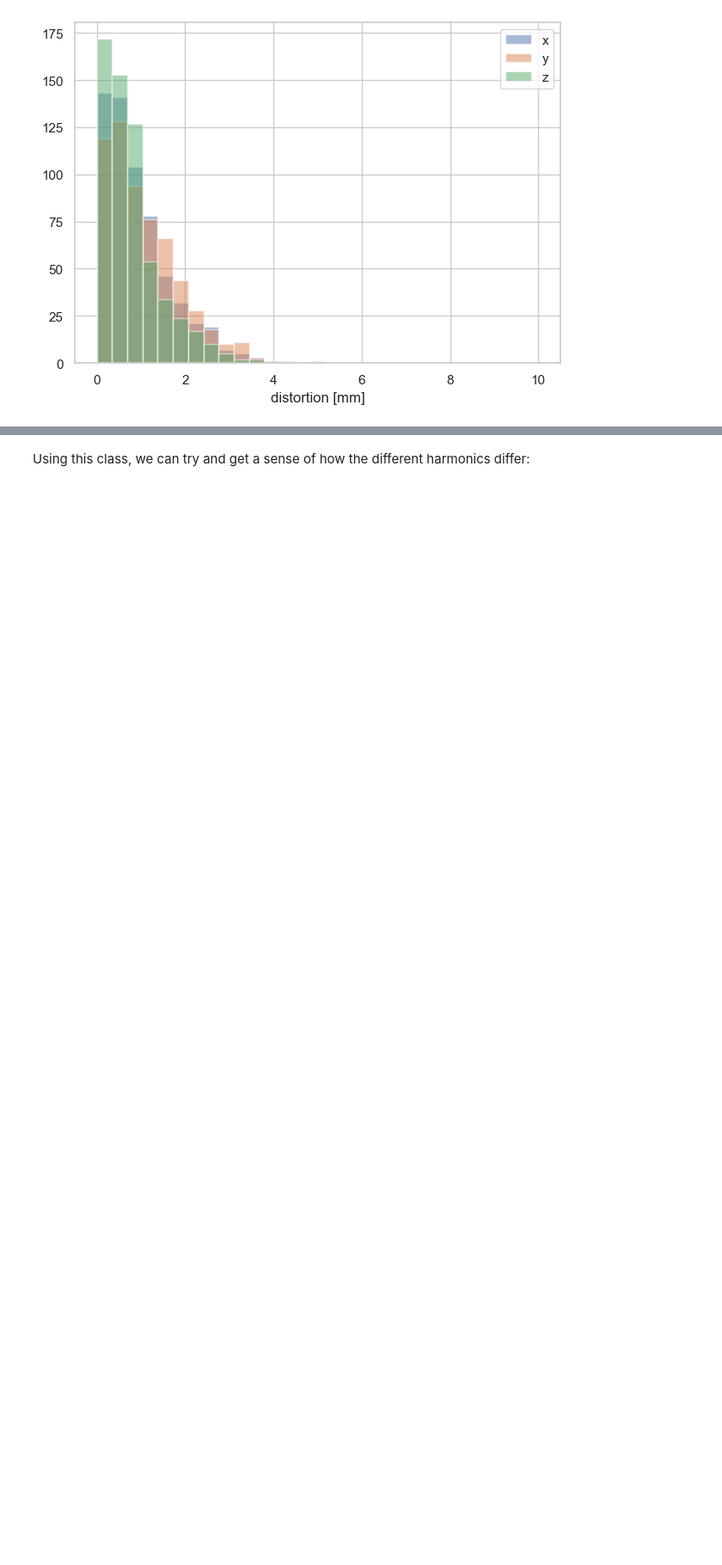
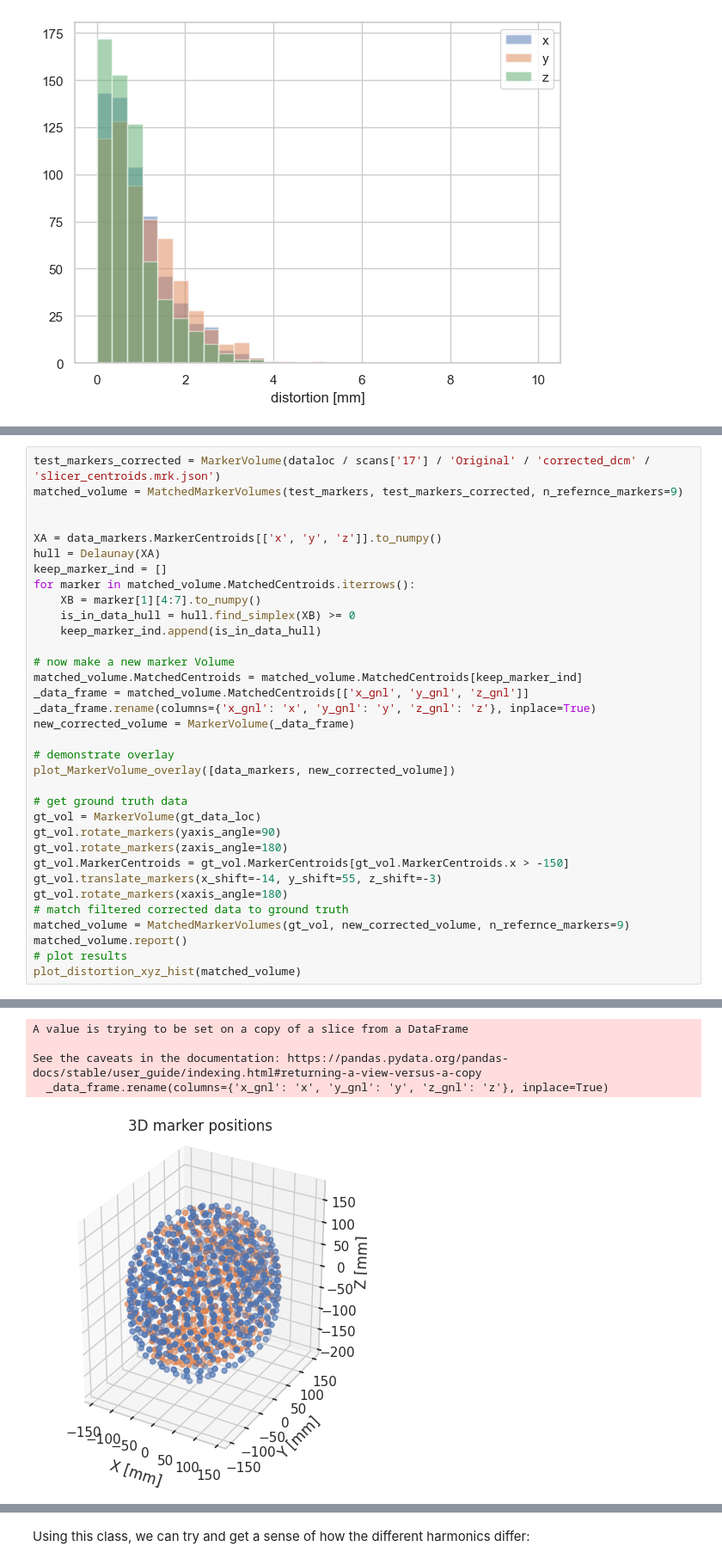
Before and after one commit to Image-X-Institute/mri_distortion_toolkit, a Jupyter notebook: examples/franken_goam/FrankenGoam.ipynb, the cells around one changed output, grey strips where cells are left out. Shown at 86% size. Drawn from its saved outputs; the diff is of its cells as text; blank space fills up the shorter version.

```diff
--- a/examples/franken_goam/FrankenGoam.ipynb
+++ b/examples/franken_goam/FrankenGoam.ipynb
@@ -438,0 +407,35 @@ For the purpose of comparing different harmonics, I am going to define this cust
+# %%
+test_markers_corrected = MarkerVolume(dataloc / scans['17'] / 'Original' / 'corrected_dcm' / 'slicer_centroids.mrk.json')
+matched_volume = MatchedMarkerVolumes(test_markers, test_markers_corrected, n_refernce_markers=9)
+
+
+XA = data_markers.MarkerCentroids[['x', 'y', 'z']].to_numpy()
+hull = Delaunay(XA)
+keep_marker_ind = []
+for marker in matched_volume.MatchedCentroids.iterrows():
+    XB = marker[1][4:7].to_numpy()
+    is_in_data_hull = hull.find_simplex(XB) >= 0
+    keep_marker_ind.append(is_in_data_hull)
+
+# now make a new marker Volume
+matched_volume.MatchedCentroids = matched_volume.MatchedCentroids[keep_marker_ind]
+_data_frame = matched_volume.MatchedCentroids[['x_gnl', 'y_gnl', 'z_gnl']]
+_data_frame.rename(columns={'x_gnl': 'x', 'y_gnl': 'y', 'z_gnl': 'z'}, inplace=True)
+new_corrected_volume = MarkerVolume(_data_frame)
+
+# demonstrate overlay
+plot_MarkerVolume_overlay([data_markers, new_corrected_volume])
+
+# get ground truth data
+gt_vol = MarkerVolume(gt_data_loc)
+gt_vol.rotate_markers(yaxis_angle=90)
+gt_vol.rotate_markers(zaxis_angle=180)
+gt_vol.MarkerCentroids = gt_vol.MarkerCentroids[gt_vol.MarkerCentroids.x > -150]
+gt_vol.translate_markers(x_shift=-14, y_shift=55, z_shift=-3)
+gt_vol.rotate_markers(xaxis_angle=180)
+# match filtered corrected data to ground truth
+matched_volume = MatchedMarkerVolumes(gt_vol, new_corrected_volume, n_refernce_markers=9)
+matched_volume.report()
+# plot results
+plot_distortion_xyz_hist(matched_volume)
+# %% [output]
@@ -438,0 +451,5 @@ For the purpose of comparing different harmonics, I am going to define this cust
+A value is trying to be set on a copy of a slice from a DataFrame
+
+See the caveats in the documentation: https://pandas.pydata.org/pandas-docs/stable/user_guide/indexing.html#returning-a-view-versus-a-copy
+  _data_frame.rename(columns={'x_gnl': 'x', 'y_gnl': 'y', 'z_gnl': 'z'}, inplace=True)
+[figure, added]
```
Also changed, not shown: parts of 18 cells of this notebook, 8 other files.
